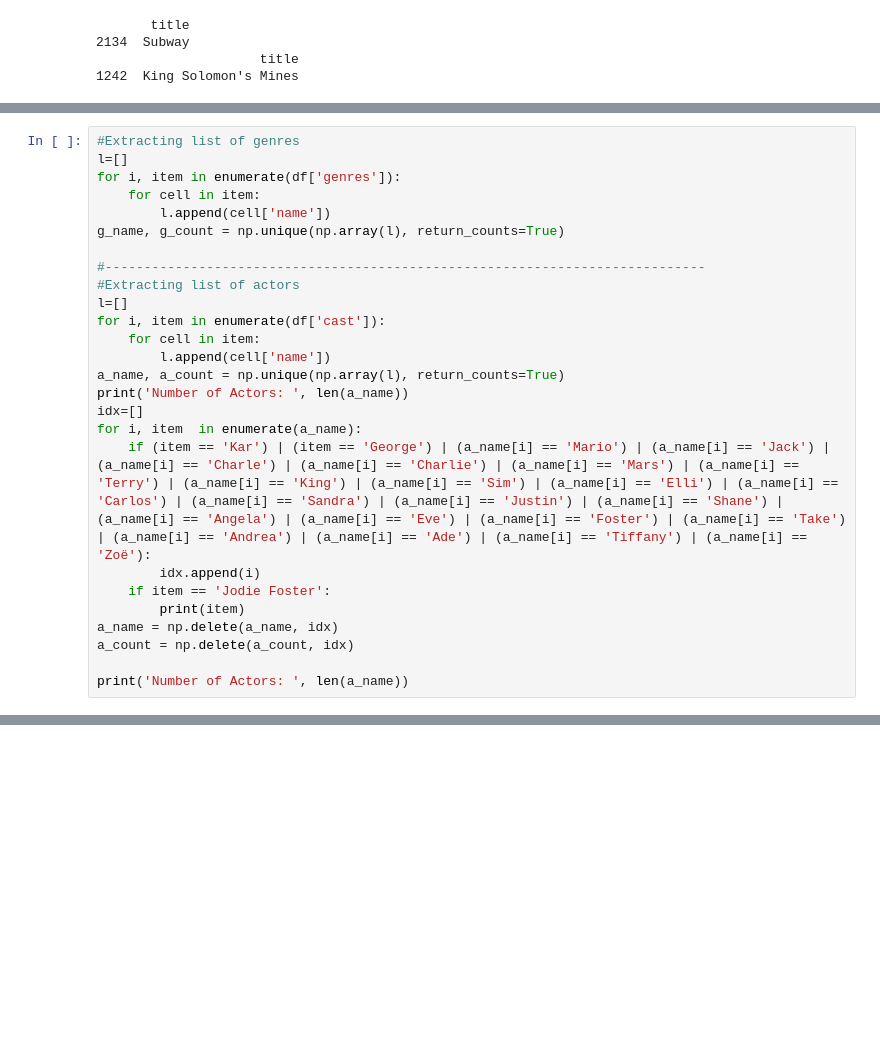
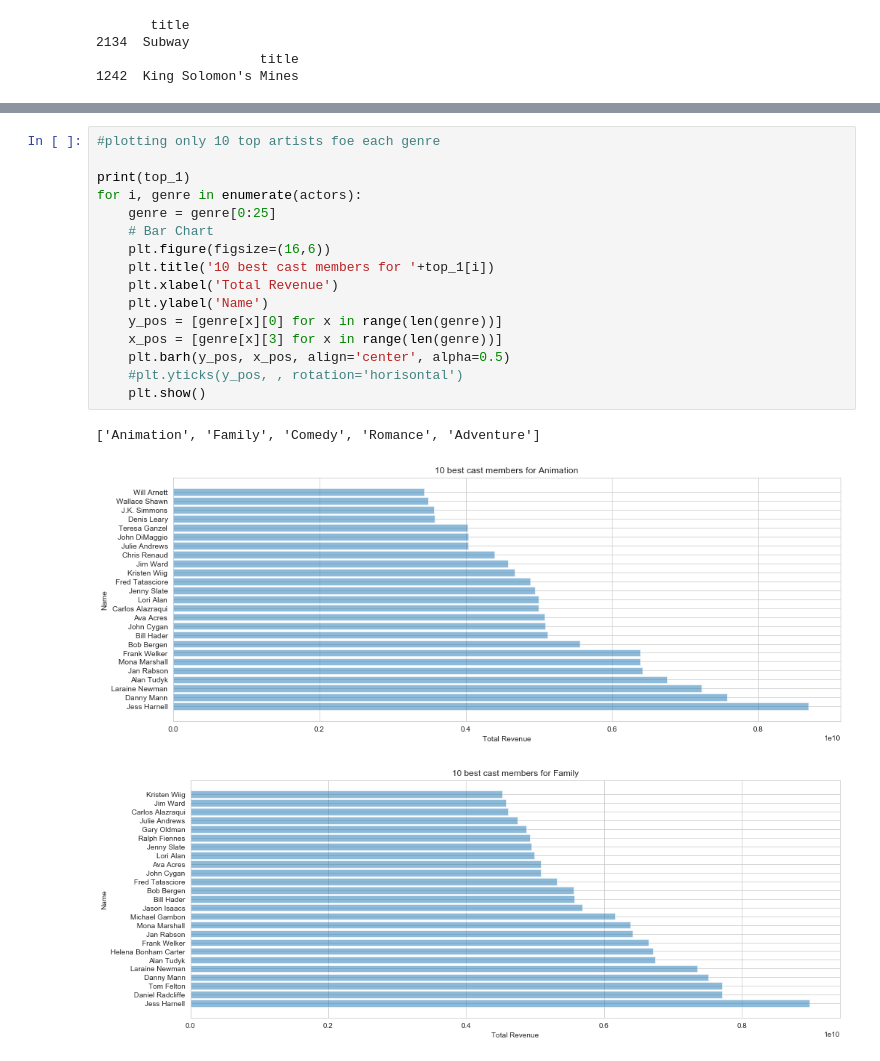
Before and after one commit to nastazya/Movies-analytics, a Jupyter notebook: EDA _part2.ipynb, the cells around one changed output, grey strips where cells are left out. Cells and saved outputs as stored; diff of their text form; blank space fills up the shorter version.

```diff
--- a/EDA _part2.ipynb
+++ b/EDA _part2.ipynb
@@ -199,26 +175,0 @@ revenue           0.54     1.00
-# %%
-#Extracting list of genres
-l=[]
-for i, item in enumerate(df['genres']):
-    for cell in item:
-        l.append(cell['name'])
-g_name, g_count = np.unique(np.array(l), return_counts=True)
-
-#-----------------------------------------------------------------------------
-#Extracting list of actors
-l=[]
-for i, item in enumerate(df['cast']):
-    for cell in item:
-        l.append(cell['name'])
-a_name, a_count = np.unique(np.array(l), return_counts=True)
-print('Number of Actors: ', len(a_name))
-idx=[]
-for i, item  in enumerate(a_name):
-    if (item == 'Kar') | (item == 'George') | (a_name[i] == 'Mario') | (a_name[i] == 'Jack') | (a_name[i] == 'Charle') | (a_name[i] == 'Charlie') | (a_name[i] == 'Mars') | (a_name[i] == 'Terry') | (a_name[i] == 'King') | (a_name[i] == 'Sim') | (a_name[i] == 'Elli') | (a_name[i] == 'Carlos') | (a_name[i] == 'Sandra') | (a_name[i] == 'Justin') | (a_name[i] == 'Shane') | (a_name[i] == 'Angela') | (a_name[i] == 'Eve') | (a_name[i] == 'Foster') | (a_name[i] == 'Take') | (a_name[i] == 'Andrea') | (a_name[i] == 'Ade') | (a_name[i] == 'Tiffany') | (a_name[i] == 'Zoë'):
-        idx.append(i)
-    if item == 'Jodie Foster':
-        print(item)
-a_name = np.delete(a_name, idx)
-a_count = np.delete(a_count, idx)
-
-print('Number of Actors: ', len(a_name))
@@ -391,0 +377,20 @@ plt.show()
+# %%
+#plotting only 10 top artists foe each genre
+
+print(top_1)
+for i, genre in enumerate(actors):
+    genre = genre[0:25]
+    # Bar Chart
+    plt.figure(figsize=(16,6))
+    plt.title('10 best cast members for '+top_1[i])
+    plt.xlabel('Total Revenue')
+    plt.ylabel('Name')
+    y_pos = [genre[x][0] for x in range(len(genre))]
+    x_pos = [genre[x][3] for x in range(len(genre))]
+    plt.barh(y_pos, x_pos, align='center', alpha=0.5)
+    #plt.yticks(y_pos, , rotation='horisontal')
+    plt.show()
+# %% [output]
+['Animation', 'Family', 'Comedy', 'Romance', 'Adventure']
+[figure, added]
+[figure, added]
```
Also changed, not shown: parts of 13 cells of this notebook, 1 other file.
